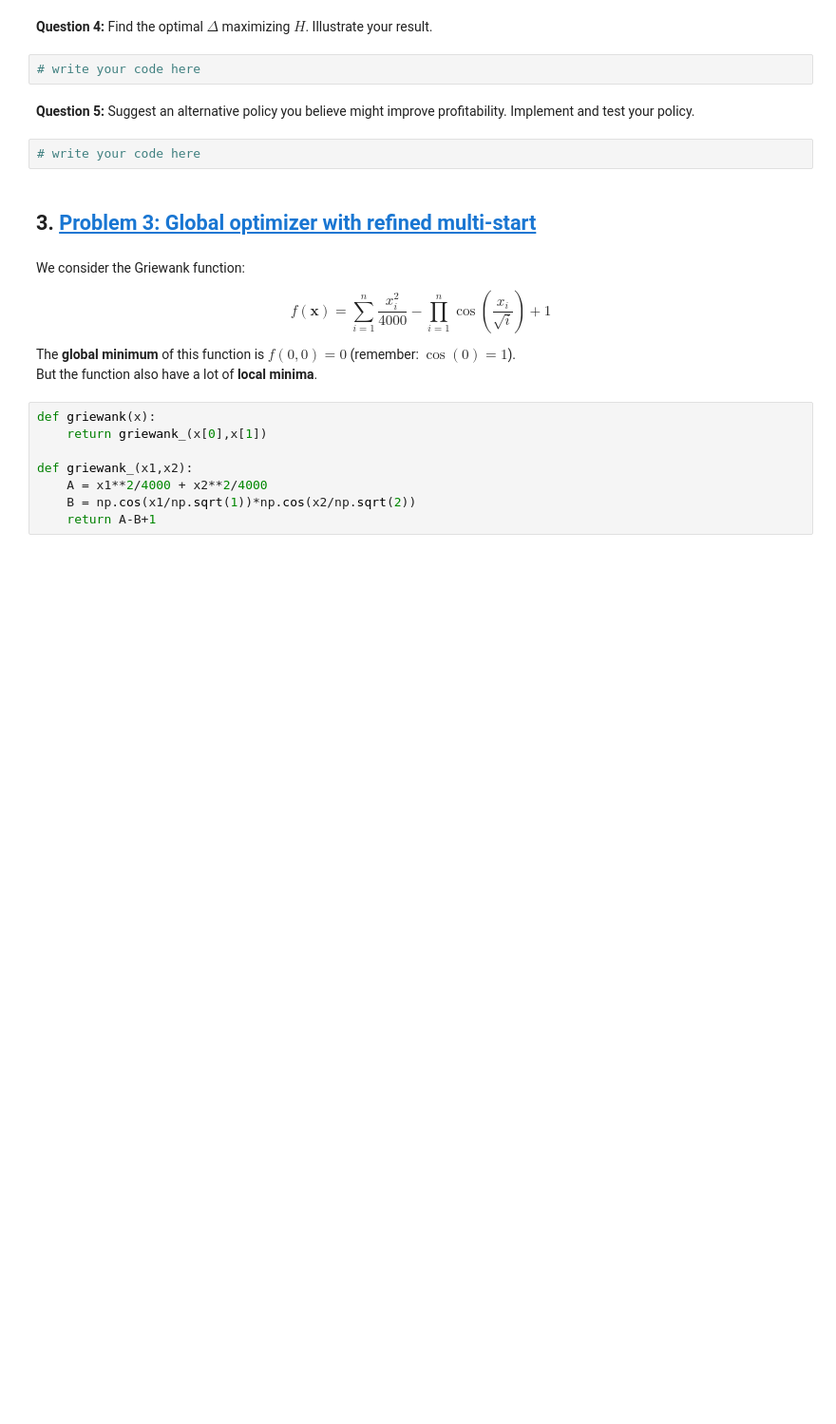
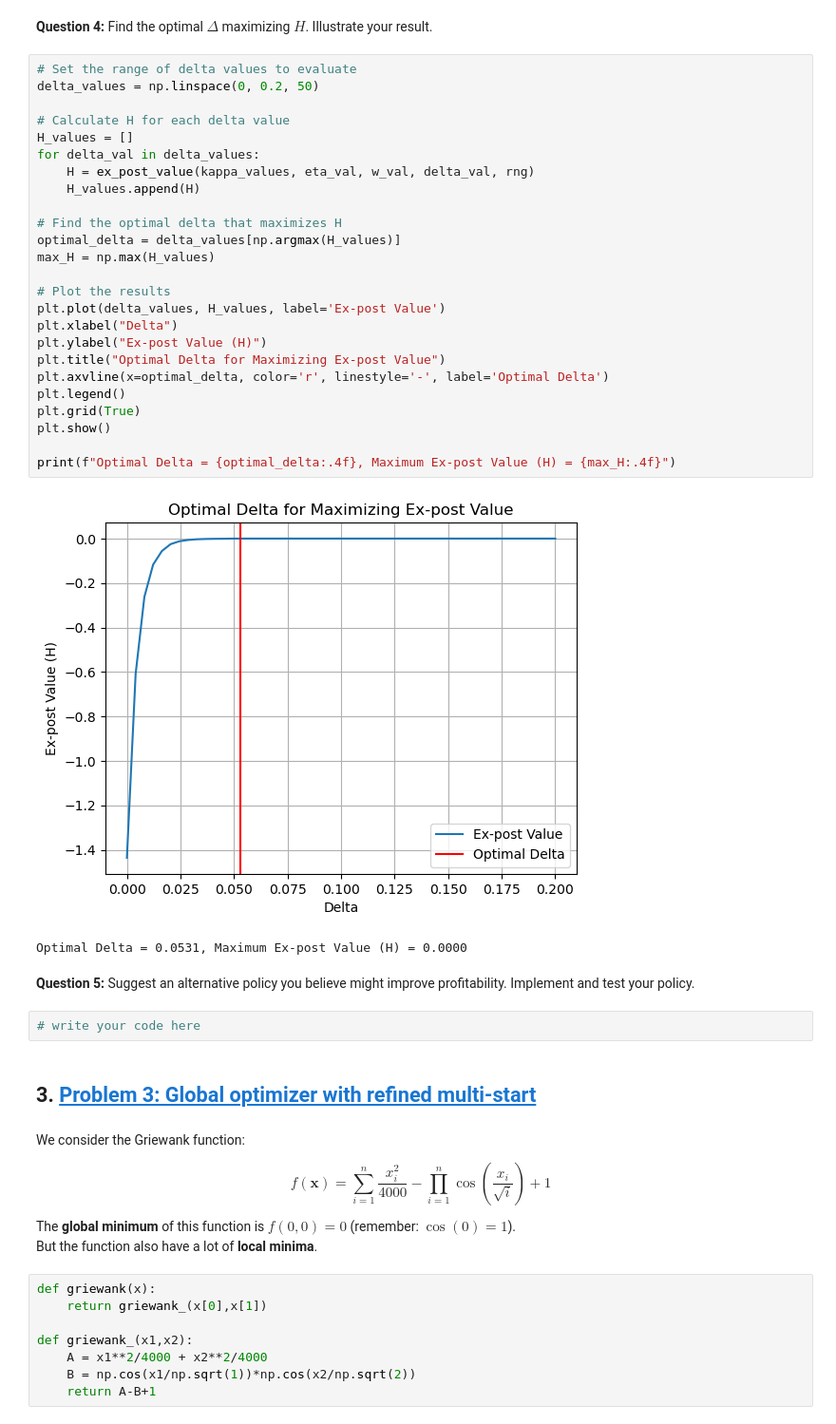
Before and after one commit to NumEconCopenhagen/projects-2023-joost-adam-og-frederik, a Jupyter notebook: examproject/Exam-2023-notebook.ipynb, the cells around one changed output. Shown at 95% size. Drawn from its saved outputs; the diff is of its cells as text; blank space fills up the shorter version.

```diff
--- a/examproject/Exam-2023-notebook.ipynb
+++ b/examproject/Exam-2023-notebook.ipynb
@@ -270,7 +314,33 @@ With $\Delta \geq 0$ and $\Delta = 0$ being the previous policy.
 # %% [markdown]
 **Question 4:** Find the optimal $\Delta$ maximizing $H$. Illustrate your result.
-# %%
-# write your code here
+# %%
+# Set the range of delta values to evaluate
+delta_values = np.linspace(0, 0.2, 50)
+
+# Calculate H for each delta value
+H_values = []
+for delta_val in delta_values:
+    H = ex_post_value(kappa_values, eta_val, w_val, delta_val, rng)
+    H_values.append(H)
+
+# Find the optimal delta that maximizes H
+optimal_delta = delta_values[np.argmax(H_values)]
+max_H = np.max(H_values)
+
+# Plot the results
+plt.plot(delta_values, H_values, label='Ex-post Value')
+plt.xlabel("Delta")
+plt.ylabel("Ex-post Value (H)")
+plt.title("Optimal Delta for Maximizing Ex-post Value")
+plt.axvline(x=optimal_delta, color='r', linestyle='-', label='Optimal Delta')
+plt.legend()
+plt.grid(True)
+plt.show()
+
+print(f"Optimal Delta = {optimal_delta:.4f}, Maximum Ex-post Value (H) = {max_H:.4f}")
+# %% [output]
+[figure, added]
+Optimal Delta = 0.0531, Maximum Ex-post Value (H) = 0.0000
 # %% [markdown]
 
 **Question 5:** Suggest an alternative policy you believe might improve profitability. Implement and test your policy.
```
Also changed, not shown: parts of 6 cells of this notebook.
